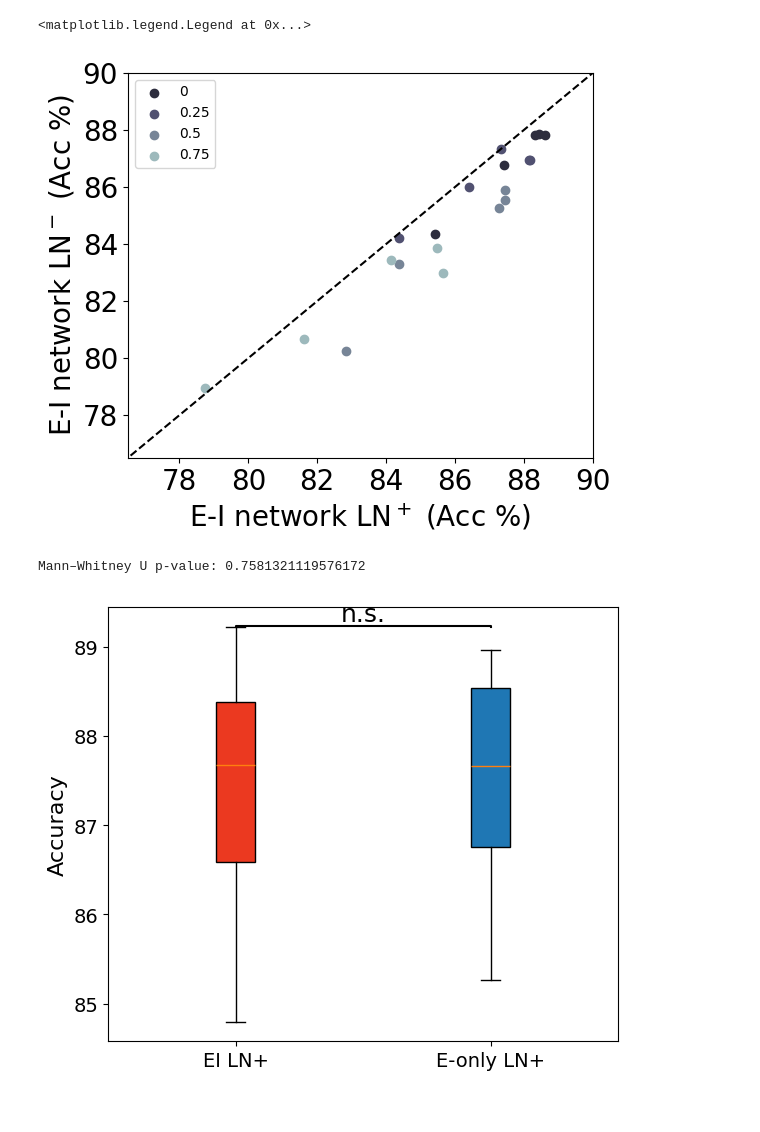
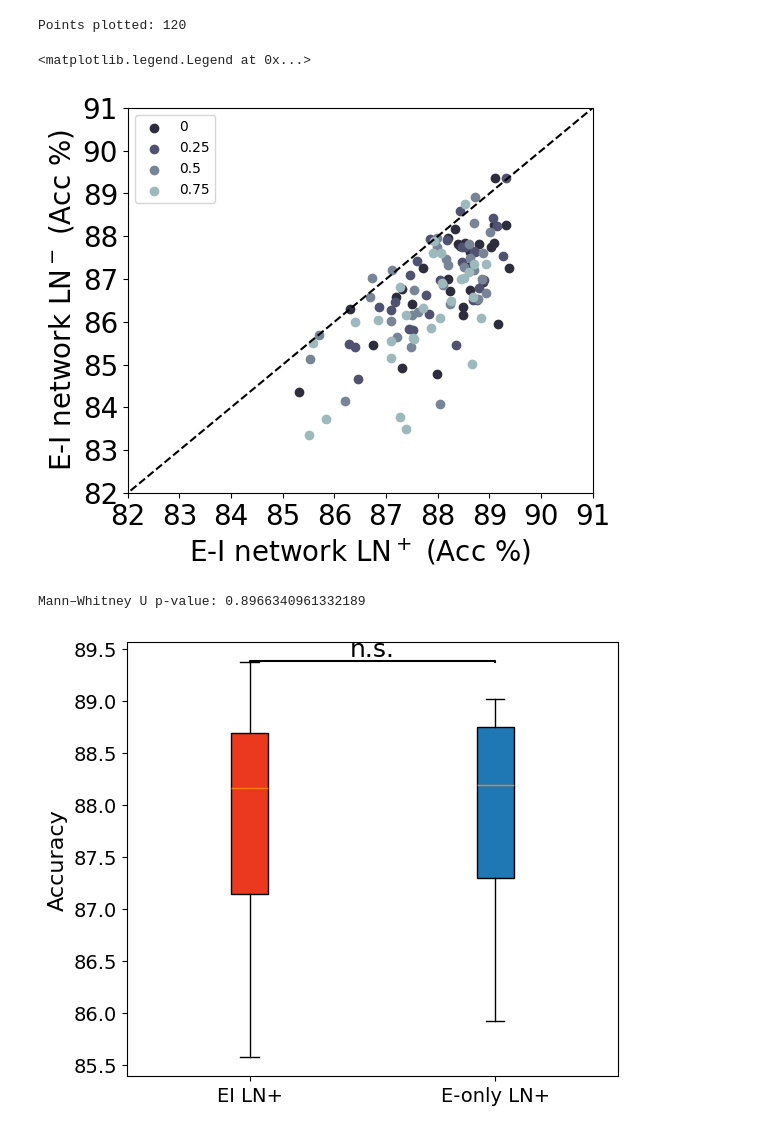
Before and after one commit to RoyHEyono/RNN_EI_Network, a Jupyter notebook: experiments/dense_fmnist/analysis/fig_2.ipynb, the cells around one changed output. Saved outputs shown, nothing was run; the diff lists cells and outputs as text; code cells hidden in the pictures.

Commit message:
feat: added fmnist contrast task

```diff
--- a/experiments/dense_fmnist/analysis/fig_2.ipynb
+++ b/experiments/dense_fmnist/analysis/fig_2.ipynb
@@ -49,39 +51,46 @@ cmap = truncate_colormap(plt.get_cmap('bone'), 0.2, 0.7)
 scatter_handles = []  # For legend proxy if needed
 list_line = range(100)
 
 plt.xticks(fontsize=20)
 plt.yticks(fontsize=20)
 ax.plot(list_line, list_line, color='black', linestyle='--')
 ax.set_xlabel(f"E-I network LN$^+$ (Acc %)", fontsize=20)
 ax.set_ylabel("E-I network LN$^-$ (Acc %)", fontsize=20)
 
+count = 0
+
 for bfi in brightness_values:
     color = cmap(norm(bfi))
 
     runs_dict = dict()
 
-    runs_dict["runs_ei_network_noln"] = fetch_runs(api, entity='royeyono', project_name='Luminosity_LNHomeostasis', filters={"config.dataset": "fashionmnist",
+    runs_dict["runs_ei_network_noln"] = fetch_runs(api, entity='royeyono', project_name='Luminosity_LNHomeostasis', filters={"config.dataset": "fashionmnist_contrast",
                                                             "config.brightness_factor": bfi, "config.homeostasis": 0, "config.normtype": 0, "config.normtype_detach": 0,
                                                             "config.excitation_training": 0, "config.layer_norm": 0, "config.use_testset": True}, order="-summary_metrics.test_acc")
 
-    runs_dict["runs_ei_network_ln"] = fetch_runs(api, entity='royeyono', project_name='Luminosity_LNHomeostasis', filters={"config.dataset": "fashionmnist",
+    runs_dict["runs_ei_network_ln"] = fetch_runs(api, entity='royeyono', project_name='Luminosity_LNHomeostasis', filters={"config.dataset": "fashionmnist_contrast",
                                                             "config.brightness_factor": bfi, "config.homeostasis": 0, "config.normtype": 0, "config.normtype_detach": 0,
                                                             "config.excitation_training": 0, "config.layer_norm": 1, "config.use_testset": True}, order="-summary_metrics.test_acc")
 
     top_n = len(runs_dict["runs_ei_network_noln"])
 
     for top in range(top_n):
         vanilla_dann_acc = runs_dict["runs_ei_network_noln"][top].summary['test_acc']
         for rn in runs_dict["runs_ei_network_ln"]:
             if same_config(rn.config, runs_dict["runs_ei_network_noln"][top].config, keys=['lr', 'wd','inhib_lrs', 'momentum', 'inhib_momentum']):
                 sc = ax.scatter(rn.summary['test_acc'], vanilla_dann_acc, color=color, label=f"{bfi}" if top == 0 else None)
+                count+=1
                 break  # Only label once per brightness group
-ax.set_xlim(76.5, 90)
-ax.set_ylim(76.5, 90)
+print(f"Points plotted: {count}")
+# ax.set_xlim(76.5, 90)
+# ax.set_ylim(76.5, 90)
+ax.set_xlim(82, 91)
+ax.set_ylim(82, 91)
 ax.legend(loc='upper left')
 # %% [output]
-<matplotlib.legend.Legend at 0x...>
+Points plotted: 120
+<matplotlib.legend.Legend at 0x...>
-[figure, old version]
+[figure, new version]
 # %%
 import numpy as np
 import matplotlib.pyplot as plt
@@ -100,7 +109,7 @@ e_ln_vals_all = []    # E-only LN+
 for bf in brightness_factor:
 
     layernorm_ei_network = fetch_runs(
-        api, entity='project_danns', project_name='Luminosity_LNHomeostasis',
+        api, entity='royeyono', project_name='Luminosity_LNHomeostasis',
         filters={
             "config.dataset": "fashionmnist",
             "config.brightness_factor": bf,
@@ -114,7 +123,7 @@ for bf in brightness_factor:
     )[:best_n_runs]
 
     layernorm_e_network = fetch_runs(
-        api, entity='project_danns', project_name='Luminosity_LNHomeostasis',
+        api, entity='royeyono', project_name='Luminosity_LNHomeostasis',
         filters={
             "config.dataset": "fashionmnist",
             "config.brightness_factor": bf,
@@ -187,5 +196,5 @@ plt.tight_layout()
 
 plt.show()
 # %% [output]
-Mann–Whitney U p-value: 0.7581321119576172
+Mann–Whitney U p-value: 0.8966340961332189
-[figure, old version]
+[figure, new version]
```
Also changed, not shown: parts of 1 cell of this notebook, 16 other files.
